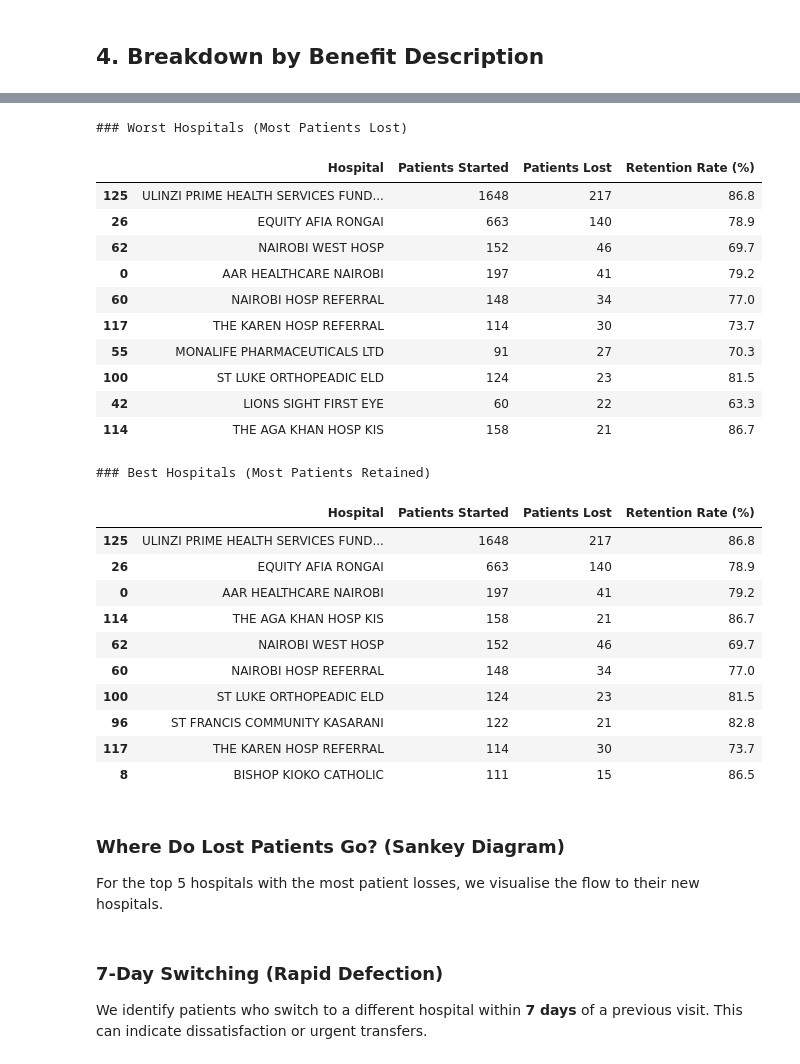
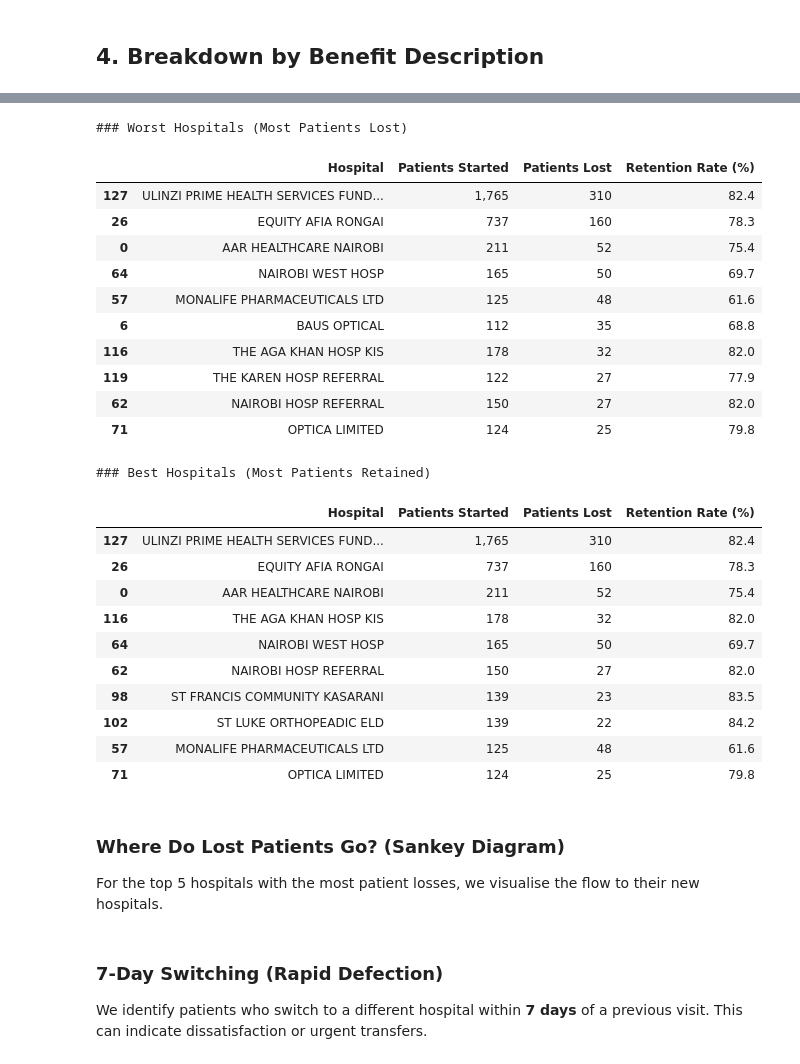
Before and after one commit to Dahir-ke/DEF, a Jupyter notebook: notebooks/NOTEBK.ipynb, the cells around one changed output, grey strips where cells are left out. Drawn from its saved outputs; the diff is of its cells as text; code cells hidden in the pictures.

```diff
--- a/notebooks/analysis.ipynb
+++ b/notebooks/NOTEBK.ipynb
@@ -23,7 +24,7 @@ from IPython.display import display
 from plotly.subplots import make_subplots
 
 # Load data
-df = pd.read_csv('../data/visits for an-april-2026.csv')
+df = pd.read_csv('../data/visit_for_jan_to_end_of_May.csv')
 
 # Standardise column names (strip spaces)
 df.columns = df.columns.str.strip()
@@ -31,10 +32,11 @@ df.columns = df.columns.str.strip()
 # Convert date columns to datetime
 df['ARRIVAL DATE'] = pd.to_datetime(df['ARRIVAL DATE'])
 df['TRANSACTION DATE'] = pd.to_datetime(df['TRANSACTION DATE'])
+df['DOB'] = pd.to_datetime(df['DOB'], errors='coerce')
 
 # Convert amount to numeric (coerce errors)
 df['AMOUNT'] = pd.to_numeric(df['AMOUNT'], errors='coerce')
 
-print(f"Dataset shape: {df.shape[0]} rows, {df.shape[1]} columns")
+print(f"Dataset shape: {df.shape[0]:,} rows, {df.shape[1]} columns")
 df.head()
 # %% [output]
@@ -243,62 +329,66 @@ hospital_switch = member_summary.groupby('FIRST_HOSPITAL').agg(
 hospital_switch['RETENTION_RATE'] = (1 - hospital_switch['PATIENTS_LOST'] / hospital_switch['PATIENTS_STARTED']) * 100
 hospital_switch = hospital_switch.sort_values('PATIENTS_LOST', ascending=False)
 
 print("### Worst Hospitals (Most Patients Lost)\n")
-worst_display = hospital_switch.head(10)[['FIRST_HOSPITAL', 'PATIENTS_STARTED', 'PATIENTS_LOST', 'RETENTION_RATE']]
+worst_display = hospital_switch.head(10)[['FIRST_HOSPITAL', 'PATIENTS_STARTED', 'PATIENTS_LOST', 'RETENTION_RATE']].copy()
 worst_display.columns = ['Hospital', 'Patients Started', 'Patients Lost', 'Retention Rate (%)']
+worst_display['Patients Started'] = worst_display['Patients Started'].apply(lambda x: f"{x:,}")
+worst_display['Patients Lost'] = worst_display['Patients Lost'].apply(lambda x: f"{x:,}")
 worst_display['Retention Rate (%)'] = worst_display['Retention Rate (%)'].round(1)
 display(worst_display)
 
 print("### Best Hospitals (Most Patients Retained)\n")
-best_display = hospital_switch.sort_values('PATIENTS_STARTED', ascending=False).head(10)
+best_display = hospital_switch.sort_values('PATIENTS_STARTED', ascending=False).head(10).copy()
 best_display = best_display[['FIRST_HOSPITAL', 'PATIENTS_STARTED', 'PATIENTS_LOST', 'RETENTION_RATE']]
 best_display.columns = ['Hospital', 'Patients Started', 'Patients Lost', 'Retention Rate (%)']
+best_display['Patients Started'] = best_display['Patients Started'].apply(lambda x: f"{x:,}")
+best_display['Patients Lost'] = best_display['Patients Lost'].apply(lambda x: f"{x:,}")
 best_display['Retention Rate (%)'] = best_display['Retention Rate (%)'].round(1)
 display(best_display)
 
-# Bar chart: worst by patients lost
+# Bar chart: worst by patients lost (raw numbers for plotting)
 fig_worst = px.bar(
     hospital_switch.head(10),
     x='PATIENTS_LOST',
     y='FIRST_HOSPITAL',
     orientation='h',
     title='Hospitals with Highest Patient Loss (first ≠ last hospital)',
     text='PATIENTS_LOST',
     color='PATIENTS_LOST',
     color_continuous_scale='Reds'
 )
 fig_worst.update_traces(texttemplate='%{text}', textposition='outside')
 fig_worst.update_layout(height=500, margin=dict(l=150))
 fig_worst.show()
 # %% [output]
 ### Worst Hospitals (Most Patients Lost)
 |  | Hospital | Patients Started | Patients Lost | Retention Rate (%) |
-| 125 | ULINZI PRIME HEALTH SERVICES FUND... | 1648 | 217 | 86.8 |
-| 26 | EQUITY AFIA RONGAI | 663 | 140 | 78.9 |
-| 62 | NAIROBI WEST HOSP | 152 | 46 | 69.7 |
-| 0 | AAR HEALTHCARE NAIROBI | 197 | 41 | 79.2 |
-| 60 | NAIROBI HOSP REFERRAL | 148 | 34 | 77.0 |
-| 117 | THE KAREN HOSP REFERRAL | 114 | 30 | 73.7 |
-| 55 | MONALIFE PHARMACEUTICALS LTD | 91 | 27 | 70.3 |
-| 100 | ST LUKE ORTHOPEADIC ELD | 124 | 23 | 81.5 |
-| 42 | LIONS SIGHT FIRST EYE | 60 | 22 | 63.3 |
-| 114 | THE AGA KHAN HOSP KIS | 158 | 21 | 86.7 |
+| 127 | ULINZI PRIME HEALTH SERVICES FUND... | 1,765 | 310 | 82.4 |
+| 26 | EQUITY AFIA RONGAI | 737 | 160 | 78.3 |
+| 0 | AAR HEALTHCARE NAIROBI | 211 | 52 | 75.4 |
+| 64 | NAIROBI WEST HOSP | 165 | 50 | 69.7 |
+| 57 | MONALIFE PHARMACEUTICALS LTD | 125 | 48 | 61.6 |
+| 6 | BAUS OPTICAL | 112 | 35 | 68.8 |
+| 116 | THE AGA KHAN HOSP KIS | 178 | 32 | 82.0 |
+| 119 | THE KAREN HOSP REFERRAL | 122 | 27 | 77.9 |
+| 62 | NAIROBI HOSP REFERRAL | 150 | 27 | 82.0 |
+| 71 | OPTICA LIMITED | 124 | 25 | 79.8 |
 ### Best Hospitals (Most Patients Retained)
 |  | Hospital | Patients Started | Patients Lost | Retention Rate (%) |
-| 125 | ULINZI PRIME HEALTH SERVICES FUND... | 1648 | 217 | 86.8 |
-| 26 | EQUITY AFIA RONGAI | 663 | 140 | 78.9 |
-| 0 | AAR HEALTHCARE NAIROBI | 197 | 41 | 79.2 |
-| 114 | THE AGA KHAN HOSP KIS | 158 | 21 | 86.7 |
-| 62 | NAIROBI WEST HOSP | 152 | 46 | 69.7 |
-| 60 | NAIROBI HOSP REFERRAL | 148 | 34 | 77.0 |
-| 100 | ST LUKE ORTHOPEADIC ELD | 124 | 23 | 81.5 |
-| 96 | ST FRANCIS COMMUNITY KASARANI | 122 | 21 | 82.8 |
-| 117 | THE KAREN HOSP REFERRAL | 114 | 30 | 73.7 |
-| 8 | BISHOP KIOKO CATHOLIC | 111 | 15 | 86.5 |
+| 127 | ULINZI PRIME HEALTH SERVICES FUND... | 1,765 | 310 | 82.4 |
+| 26 | EQUITY AFIA RONGAI | 737 | 160 | 78.3 |
+| 0 | AAR HEALTHCARE NAIROBI | 211 | 52 | 75.4 |
+| 116 | THE AGA KHAN HOSP KIS | 178 | 32 | 82.0 |
+| 64 | NAIROBI WEST HOSP | 165 | 50 | 69.7 |
+| 62 | NAIROBI HOSP REFERRAL | 150 | 27 | 82.0 |
+| 98 | ST FRANCIS COMMUNITY KASARANI | 139 | 23 | 83.5 |
+| 102 | ST LUKE ORTHOPEADIC ELD | 139 | 22 | 84.2 |
+| 57 | MONALIFE PHARMACEUTICALS LTD | 125 | 48 | 61.6 |
+| 71 | OPTICA LIMITED | 124 | 25 | 79.8 |
-# %% [markdown]
-### Where Do Lost Patients Go? (Sankey Diagram)
-
-For the top 5 hospitals with the most patient losses, we visualise the flow to their new hospitals.
+# %% [markdown]
+### Where Do Lost Patients Go? (Sankey Diagram)
+
+For the top 5 hospitals with the most patient losses, we visualise the flow to their new hospitals.
 # %%
 top_origins = hospital_switch.head(5)['FIRST_HOSPITAL'].tolist()
 flow_data = member_summary[member_summary['FIRST_HOSPITAL'].isin(top_origins) & member_summary['SWITCHED']]
@@ -320,10 +410,10 @@ if not flow_sum.empty:
     fig_sankey.show()
 else:
     print("Not enough flow data for Sankey diagram.")
-# %% [markdown]
-### 7‑Day Switching (Rapid Defection)
-
-We identify patients who switch to a different hospital within **7 days** of a previous visit. This can indicate dissatisfaction or urgent transfers.
+# %% [markdown]
+### 7‑Day Switching (Rapid Defection)
+
+We identify patients who switch to a different hospital within **7 days** of a previous visit. This can indicate dissatisfaction or urgent transfers.
 # %%
 # Sort by member and date
 df_sorted = df.sort_values(['MEMBER NUMBER', 'ARRIVAL DATE'])
```
Also changed, not shown: parts of 22 cells of this notebook, 3 other files.
